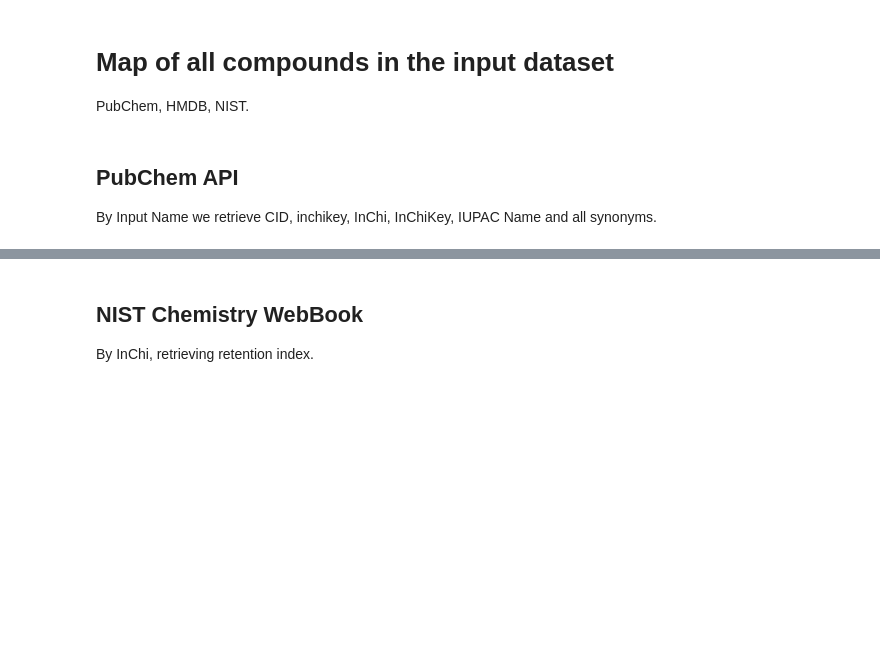
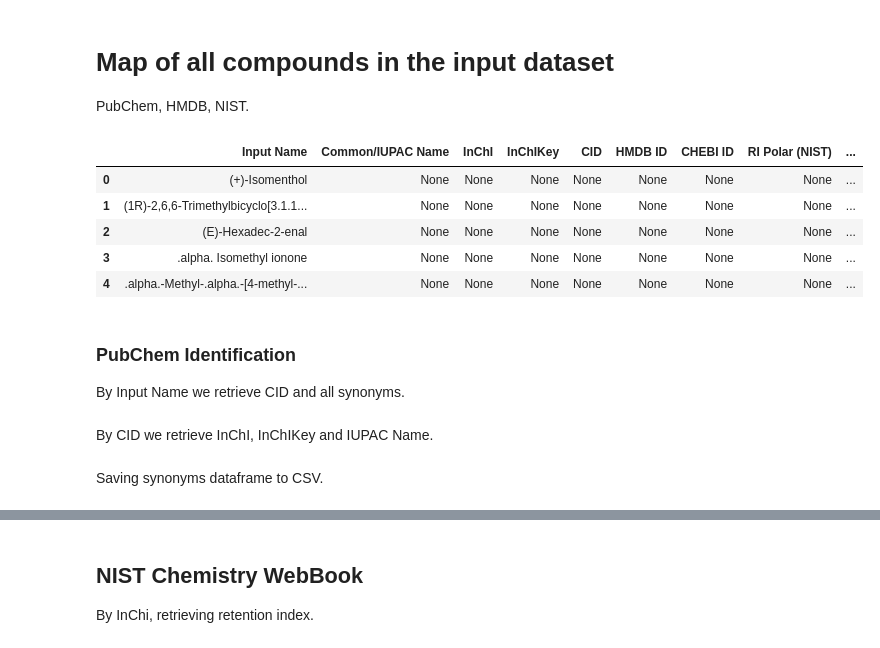
Before and after one commit to miletovaa/o2_p01_pd_biomarkers, a Jupyter notebook: notebooks/01_compound_map.ipynb, the cells around one changed output, grey strips where cells are left out. Cells and saved outputs as stored; diff of their text form; code cells hidden in the pictures; blank space fills up the shorter version.

```diff
--- a/notebooks/01_compound_map.ipynb
+++ b/notebooks/01_compound_map.ipynb
@@ -14,27 +14,38 @@ import nistchempy as nist
 # %%
 df = pd.read_excel(os.path.join(INPUT_DIRECTORY, INPUT_FILE), header=None)
 df.head()
 
 df.rename(columns={0: "Input Name"}, inplace=True)
 
 df.insert(1, "Common/IUPAC Name", None)
-df.insert(2, "InChIKey", None)
-df.insert(3, "CID", None)
-df.insert(4, "RI Polar (NIST)", None)
+df.insert(2, "InChI", None)
+df.insert(3, "InChIKey", None)
+df.insert(4, "CID", None)
 df.insert(5, "HMDB ID", None)
-df.insert(6, "Ontology Links", None)
-df.insert(7, "Pathway", None)
-df.insert(8, "Disease Association", None)
-df.insert(2, "InChI", None)
-df.insert(10, "SMILES", None)
-df.insert(11, "Taxonomy", None)
-df.insert(12, "Is Terpene", None)
+df.insert(6, "CHEBI ID", None)
+df.insert(7, "RI Polar (NIST)", None)
+df.insert(8, "RI Polar (HMDB)", None)
+df.insert(9, "Ontology Links", None)
+df.insert(10, "Pathway", None)
+df.insert(11, "RI Polar(HMDB)", None)
+df.insert(12, "Biomarker", None)
+df.insert(13, "Disease Association", None)
+df.insert(14, "SMILES", None)
+df.insert(15, "Taxonomy", None)
+df.insert(16, "Is Terpene", None)
 
 df.head(5)
+# %% [output]
+|  | Input Name | Common/IUPAC Name | InChI | InChIKey | CID | HMDB ID | CHEBI ID | RI Polar (NIST) | ... |
+| 0 | (+)-Isomenthol | None | None | None | None | None | None | None | ... |
+| 1 | (1R)-2,6,6-Trimethylbicyclo[3.1.1... | None | None | None | None | None | None | None | ... |
+| 2 | (E)-Hexadec-2-enal | None | None | None | None | None | None | None | ... |
+| 3 | .alpha. Isomethyl ionone | None | None | None | None | None | None | None | ... |
+| 4 | .alpha.-Methyl-.alpha.-[4-methyl-... | None | None | None | None | None | None | None | ... |
 # %% [markdown]
-## PubChem API
+### PubChem Identification
 
-By Input Name we retrieve CID, inchikey, InChi, InChiKey, IUPAC Name and all synonyms.
+By Input Name we retrieve CID and all synonyms.
 # %%
 PUBCHEM_API_URL = "https://pubchem.ncbi.nlm.nih.gov/rest/pug/compound"
 
@@ -59,6 +71,8 @@ for index, row in df.iterrows():
         if i >= len(compound_synonyms.columns) - 2: # if we need more columns, add them
             compound_synonyms.insert(len(compound_synonyms.columns), f"Synonym {i}", None)
         compound_synonyms.at[index, f"Synonym {i}"] = s
+# %% [markdown]
+By CID we retrieve InChI, InChIKey and IUPAC Name.
 # %%
 for index, row in df.iterrows():
     cid = row["CID"]
@@ -73,5 +87,7 @@ for index, row in df.iterrows():
     df.at[index, "SMILES"] = props["SMILES"]
 
 df.head(5)
+# %% [markdown]
+Saving synonyms dataframe to CSV.
 # %%
 compound_synonyms.to_csv(os.path.join(OUTPUT_DIRECTORY, "compound_synonyms.csv"), index=False)
```
Also changed, not shown: parts of 27 cells of this notebook.
